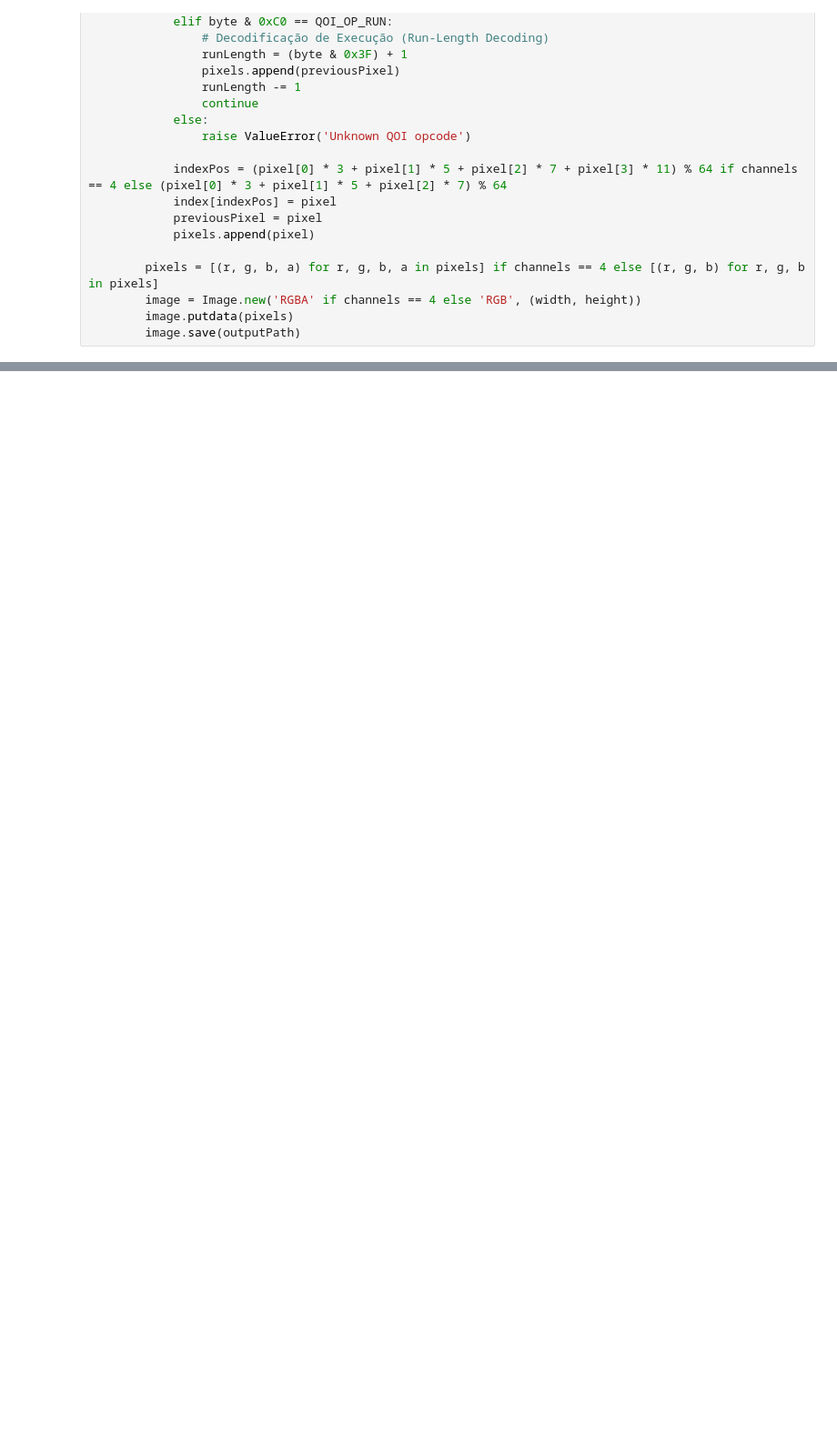
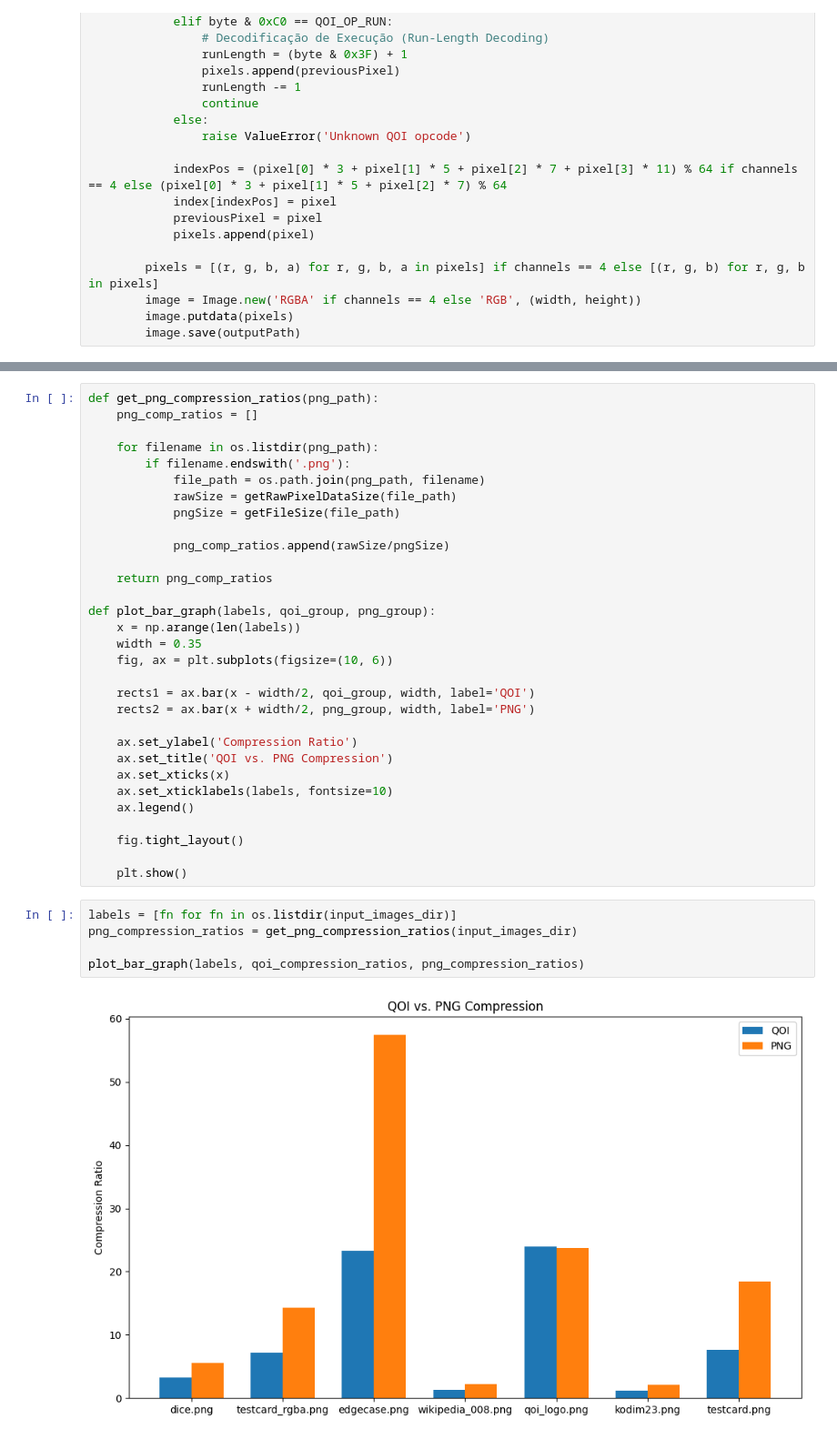
Before and after one commit to tomas-lm/QOI-compresser, a Jupyter notebook: compresser.ipynb, the cells around one changed output, grey strips where cells are left out. Shown at 91% size. Cells and saved outputs as stored; diff of their text form; blank space fills up the shorter version.

Commit message:
Added PNG compression comparison, fixed edgecase.png and added info to README

```diff
--- a/compresser.ipynb
+++ b/compresser.ipynb
@@ -304,0 +330,38 @@ kodim23.png - PSNR: 100, Compression Ratio: 1.13
+# %%
+def get_png_compression_ratios(png_path):
+    png_comp_ratios = []
+
+    for filename in os.listdir(png_path):
+        if filename.endswith('.png'):
+            file_path = os.path.join(png_path, filename)
+            rawSize = getRawPixelDataSize(file_path)
+            pngSize = getFileSize(file_path)
+
+            png_comp_ratios.append(rawSize/pngSize)
+
+    return png_comp_ratios
+
+def plot_bar_graph(labels, qoi_group, png_group):
+    x = np.arange(len(labels))
+    width = 0.35
+    fig, ax = plt.subplots(figsize=(10, 6))
+
+    rects1 = ax.bar(x - width/2, qoi_group, width, label='QOI')
+    rects2 = ax.bar(x + width/2, png_group, width, label='PNG')
+
+    ax.set_ylabel('Compression Ratio')
+    ax.set_title('QOI vs. PNG Compression')
+    ax.set_xticks(x)
+    ax.set_xticklabels(labels, fontsize=10)
+    ax.legend()
+
+    fig.tight_layout()
+
+    plt.show()
+# %%
+labels = [fn for fn in os.listdir(input_images_dir)]
+png_compression_ratios = get_png_compression_ratios(input_images_dir)
+
+plot_bar_graph(labels, qoi_compression_ratios, png_compression_ratios)
+# %% [output]
+[figure, added]
```
Also changed, not shown: parts of 10 cells of this notebook, 2 other files.
